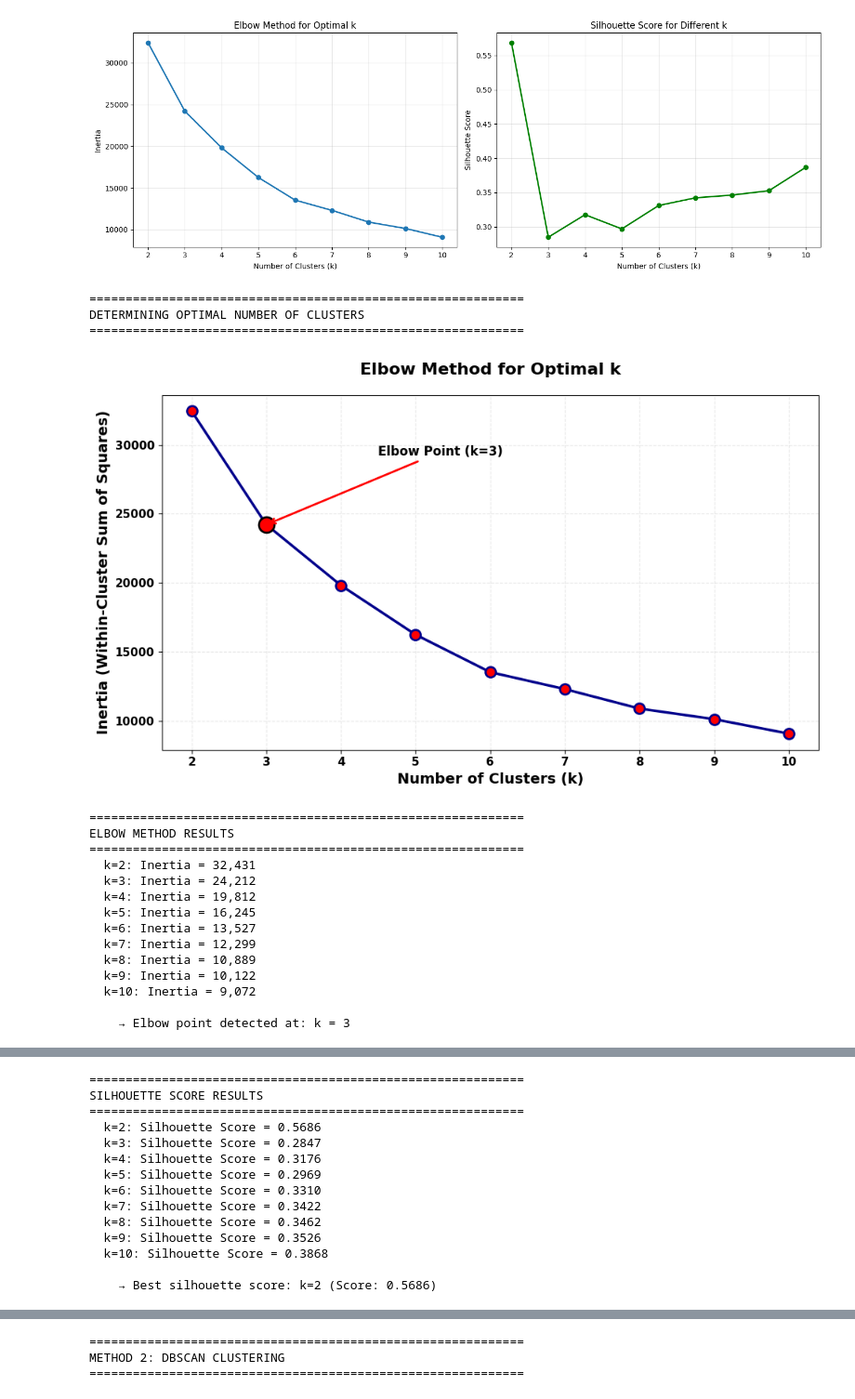
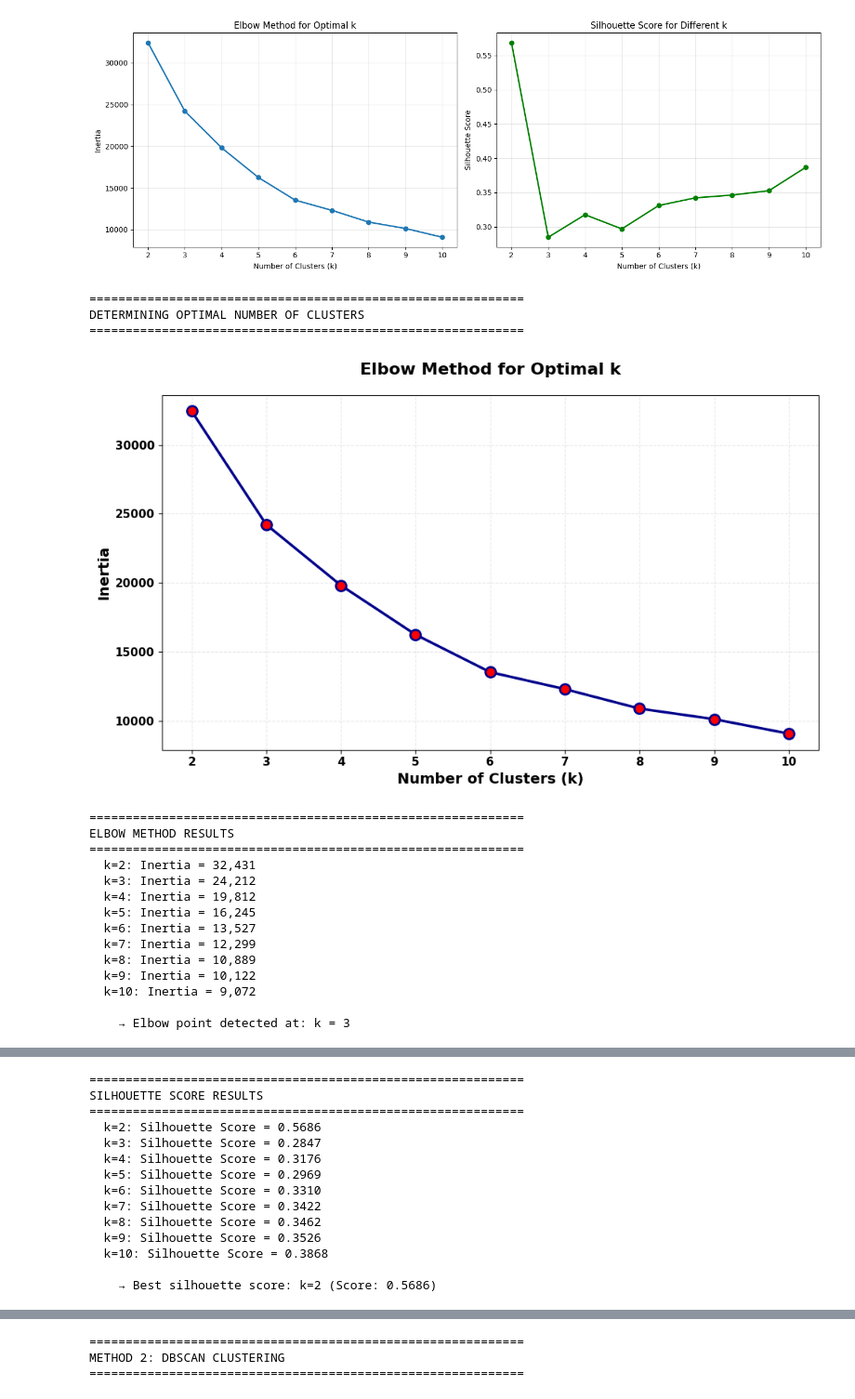
Before and after one commit to sandeepa-ukr/AI-Based-Crop-Predection, a Jupyter notebook: crop-yield.ipynb, the cells around one changed output, grey strips where cells are left out. Shown at 93% size. Saved outputs shown, nothing was run; the diff lists cells and outputs as text; code cells hidden in the pictures.

```diff
--- a/crop-yield.ipynb
+++ b/crop-yield.ipynb
@@ -1773,20 +1773,20 @@ plt.plot(K_range, inertia, marker='o', linewidth=2.5, markersize=10,
          color='darkblue', markerfacecolor='red', markeredgewidth=2)
 
 # Highlight the elbow point (k=3)
-elbow_k = 3
-elbow_idx = list(K_range).index(elbow_k)
-plt.plot(elbow_k, inertia[elbow_idx], 'o', color='red', markersize=15,
-         markerfacecolor='red', markeredgecolor='black', markeredgewidth=2)
+# elbow_k = 3
+# elbow_idx = list(K_range).index(elbow_k)
+# plt.plot(elbow_k, inertia[elbow_idx], 'o', color='red', markersize=15,
+#          markerfacecolor='red', markeredgecolor='black', markeredgewidth=2)
 
 # Add annotation for elbow point
-plt.annotate(f'Elbow Point (k={elbow_k})',
-             xy=(elbow_k, inertia[elbow_idx]),
-             xytext=(elbow_k + 1.5, inertia[elbow_idx] + 5000),
-             fontsize=12, fontweight='bold',
-             arrowprops=dict(arrowstyle='->', color='red', lw=2))
+# plt.annotate(f'Elbow Point (k={elbow_k})',
+#              xy=(elbow_k, inertia[elbow_idx]),
+#              xytext=(elbow_k + 1.5, inertia[elbow_idx] + 5000),
+#              fontsize=12, fontweight='bold',
+#              arrowprops=dict(arrowstyle='->', color='red', lw=2))
 
 plt.xlabel('Number of Clusters (k)', fontsize=14, fontweight='bold')
-plt.ylabel('Inertia (Within-Cluster Sum of Squares)', fontsize=14, fontweight='bold')
+plt.ylabel('Inertia', fontsize=14, fontweight='bold')
 plt.title('Elbow Method for Optimal k', fontsize=16, fontweight='bold', pad=20)
 plt.grid(True, alpha=0.3, linestyle='--')
 plt.xticks(fontsize=11, fontweight='bold')
@@ -1804,44 +1804,44 @@ print(f"\n{' '*4}→ Elbow point detected at: k = {elbow_k}")
 
 # ===================== PLOT 2: SILHOUETTE SCORE (SEPARATE) =====================
 plt.figure(figsize=(10, 6))
 plt.plot(K_range, silhouette_scores, marker='s', linewidth=2.5, markersize=10,
          color='darkgreen', markerfacecolor='orange', markeredgewidth=2)
 
 # Highlight the best silhouette score
-best_k = K_range[np.argmax(silhouette_scores)]
-best_score = max(silhouette_scores)
-best_idx = list(K_range).index(best_k)
-plt.plot(best_k, best_score, 'o', color='orange', markersize=15,
-         markerfacecolor='orange', markeredgecolor='black', markeredgewidth=2)
+# best_k = K_range[np.argmax(silhouette_scores)]
+# best_score = max(silhouette_scores)
+# best_idx = list(K_range).index(best_k)
+# plt.plot(best_k, best_score, 'o', color='orange', markersize=15,
+#          markerfacecolor='orange', markeredgecolor='black', markeredgewidth=2)
 
 # Add annotation for best silhouette score
-plt.annotate(f'Best k={best_k} (Score: {best_score:.3f})',
-             xy=(best_k, best_score),
-             xytext=(best_k + 1.5, best_score - 0.02),
-             fontsize=12, fontweight='bold',
-             arrowprops=dict(arrowstyle='->', color='orange', lw=2))
+# plt.annotate(f'Best k={best_k} (Score: {best_score:.3f})',
+#              xy=(best_k, best_score),
+#              xytext=(best_k + 1.5, best_score - 0.02),
+#              fontsize=12, fontweight='bold',
+#              arrowprops=dict(arrowstyle='->', color='orange', lw=2))
 
 plt.xlabel('Number of Clusters (k)', fontsize=14, fontweight='bold')
 plt.ylabel('Silhouette Score', fontsize=14, fontweight='bold')
 plt.title('Silhouette Score for Different k', fontsize=16, fontweight='bold', pad=20)
 plt.grid(True, alpha=0.3, linestyle='--')
 plt.xticks(fontsize=11, fontweight='bold')
 plt.yticks(fontsize=11, fontweight='bold')
 plt.tight_layout()
 plt.show()
 
 # Print silhouette results
 print("\n" + "="*60)
 print("SILHOUETTE SCORE RESULTS")
 print("="*60)
 for k, score in zip(K_range, silhouette_scores):
     print(f"  k={k}: Silhouette Score = {score:.4f}")
 print(f"\n{' '*4}→ Best silhouette score: k={best_k} (Score: {best_score:.4f})")
 # %% [output]
 ============================================================
 DETERMINING OPTIMAL NUMBER OF CLUSTERS
 ============================================================
-[figure, old version]
+[figure, new version]
 ============================================================
 ELBOW METHOD RESULTS
 ============================================================
```
Also changed, not shown: parts of 7 cells of this notebook.
